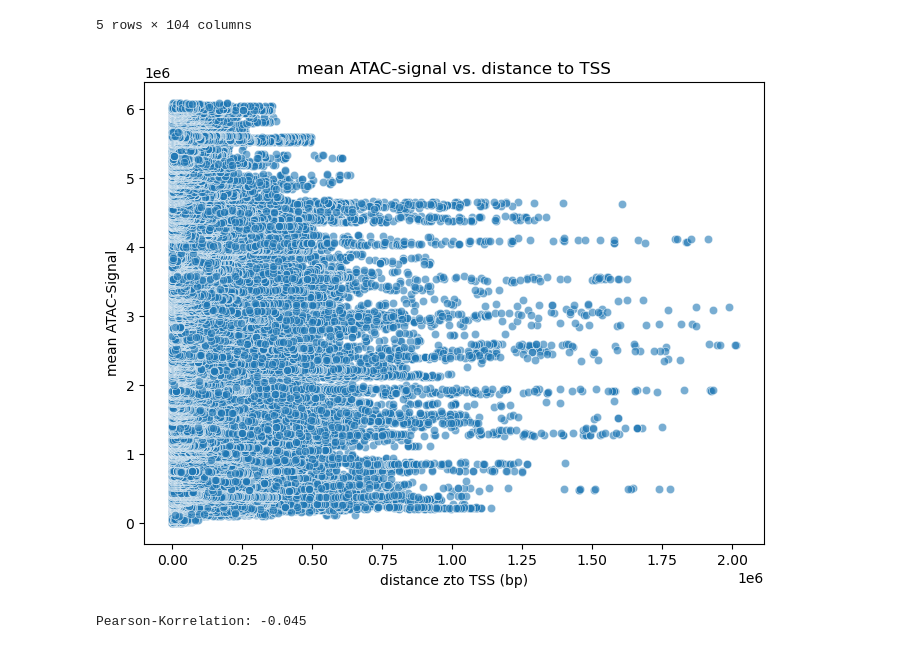
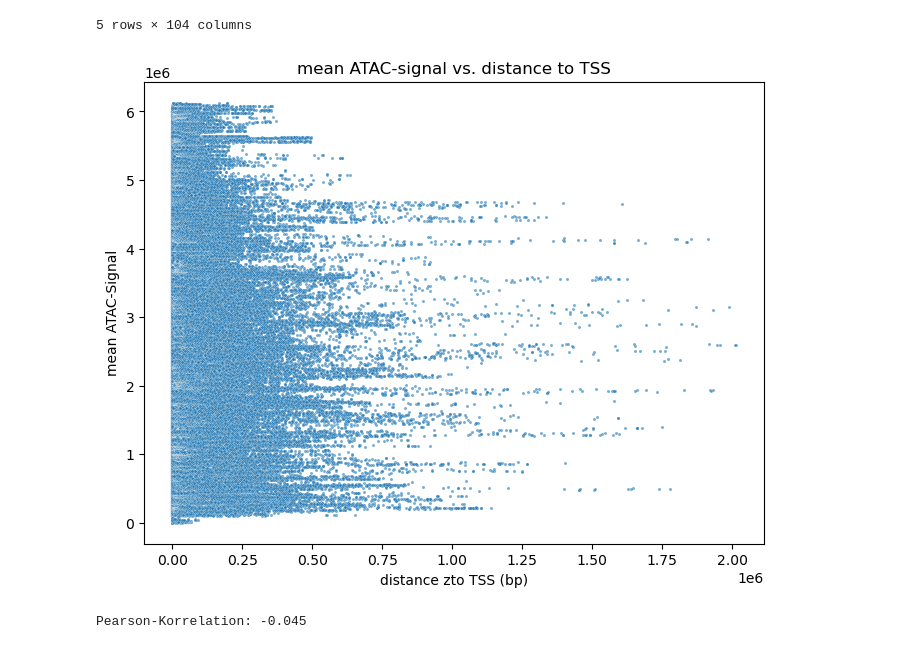
Before and after one commit to Topic2-Gene-Regulation-Immune-Cells/B-cells-Team1, a Jupyter notebook: ATAC_seq.ipynb, the cells around one changed output. Cells and saved outputs as stored; diff of their text form; code cells hidden in the pictures.

Commit message:
changed size of scatter plot

```diff
--- a/ATAC_seq.ipynb
+++ b/ATAC_seq.ipynb
@@ -934,21 +934,21 @@ ATAC_dis.head()
 # %%
 # calculate mean signals per peak
 signal_cols = ATAC_dis.select_dtypes(include=["float64", "int64"]).columns
 ATAC_dis['mean_signal'] = ATAC_dis[signal_cols].mean(axis=1)
 
 # data and remove NAs
 df = ATAC_dis[['mean_signal', 'distance_to_TSS']].dropna()
 
 # scatterplot
 plt.figure(figsize=(8,6))
-sns.scatterplot(data=df, x='distance_to_TSS', y='mean_signal', alpha=0.6)
+sns.scatterplot(data=df, x='distance_to_TSS', y='mean_signal', alpha=0.6, s=5,)
 
 plt.xlabel('distance zto TSS (bp)')
 plt.ylabel('mean ATAC-Signal')
 plt.title('mean ATAC-signal vs. distance to TSS')
 plt.show()
 # %% [output]
-[figure, old version]
+[figure, new version]
 # %%
 #correlation
 corr = df.corr().loc['mean_signal', 'distance_to_TSS']
```
